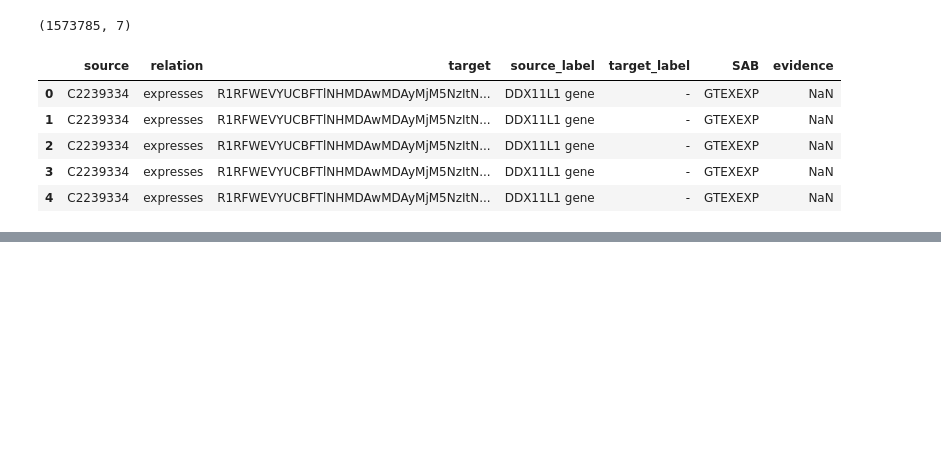
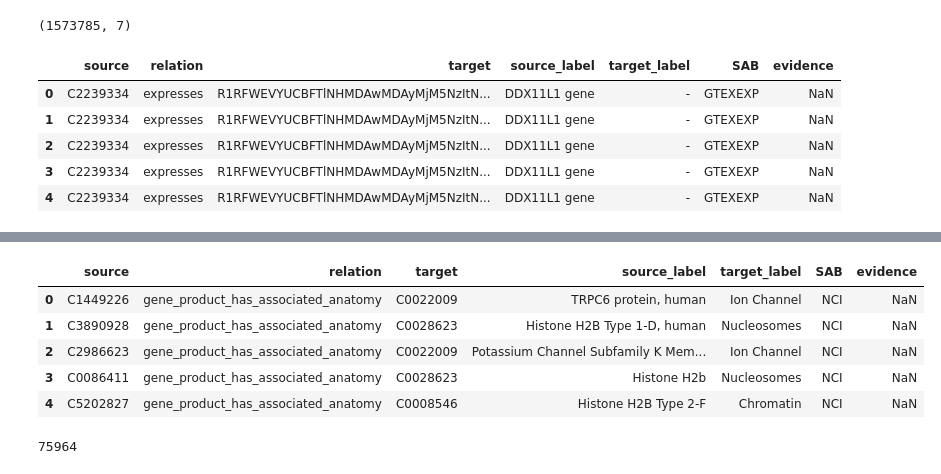
Before and after one commit to MaayanLab/datadistillery-kg, a Jupyter notebook: explorer.ipynb, the cells around one changed output, grey strips where cells are left out. Drawn from its saved outputs; the diff is of its cells as text; code cells hidden in the pictures; blank space fills up the shorter version.

```diff
--- a/explorer.ipynb
+++ b/explorer.ipynb
@@ -943,0 +996,25 @@ df.head()
+# %%
+filename = "out/serialization/edges/Amino Acid, Peptide, or Protein.gene_product_has_associated_anatomy.Amino Acid, Peptide, or Protein.edges.csv"
+pd.read_csv(filename).head()
+# %% [output]
+|  | source | relation | target | source_label | target_label | SAB | evidence |
+| 0 | C1449226 | gene_product_has_associated_anatomy | C0022009 | TRPC6 protein, human | Ion Channel | NCI | NaN |
+| 1 | C3890928 | gene_product_has_associated_anatomy | C0028623 | Histone H2B Type 1-D, human | Nucleosomes | NCI | NaN |
+| 2 | C2986623 | gene_product_has_associated_anatomy | C0022009 | Potassium Channel Subfamily K Mem... | Ion Channel | NCI | NaN |
+| 3 | C0086411 | gene_product_has_associated_anatomy | C0028623 | Histone H2b | Nucleosomes | NCI | NaN |
+| 4 | C5202827 | gene_product_has_associated_anatomy | C0008546 | Histone H2B Type 2-F | Chromatin | NCI | NaN |
+# %%
+counter = 0
+rels = set()
+for i in glob("out/serialization/edges/*.csv"):
+    counter += 1
+    match = re.match(edge_pattern, i).groupdict()
+    source_type = match["source_type"]
+    target_type = match["target_type"]
+    relation = match["relation"]
+    if "idg" in i.lower():
+        rels.add(relation)
+        print(i)
+counter
+# %% [output]
+75964
```
Also changed, not shown: parts of 15 cells of this notebook, 7 other files.
